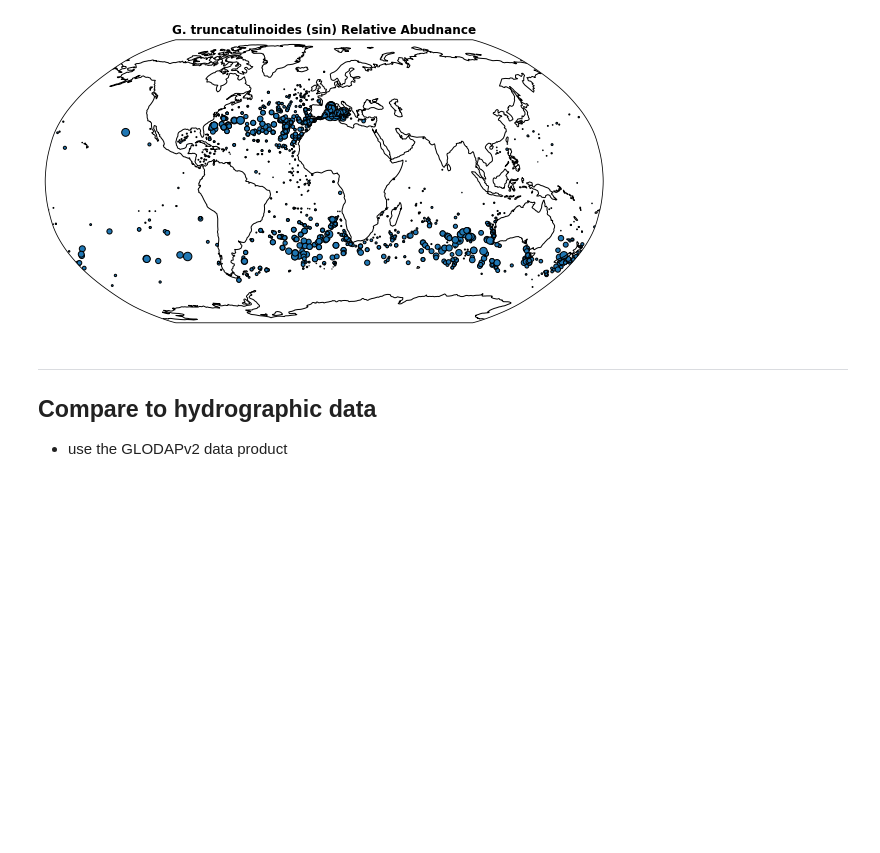
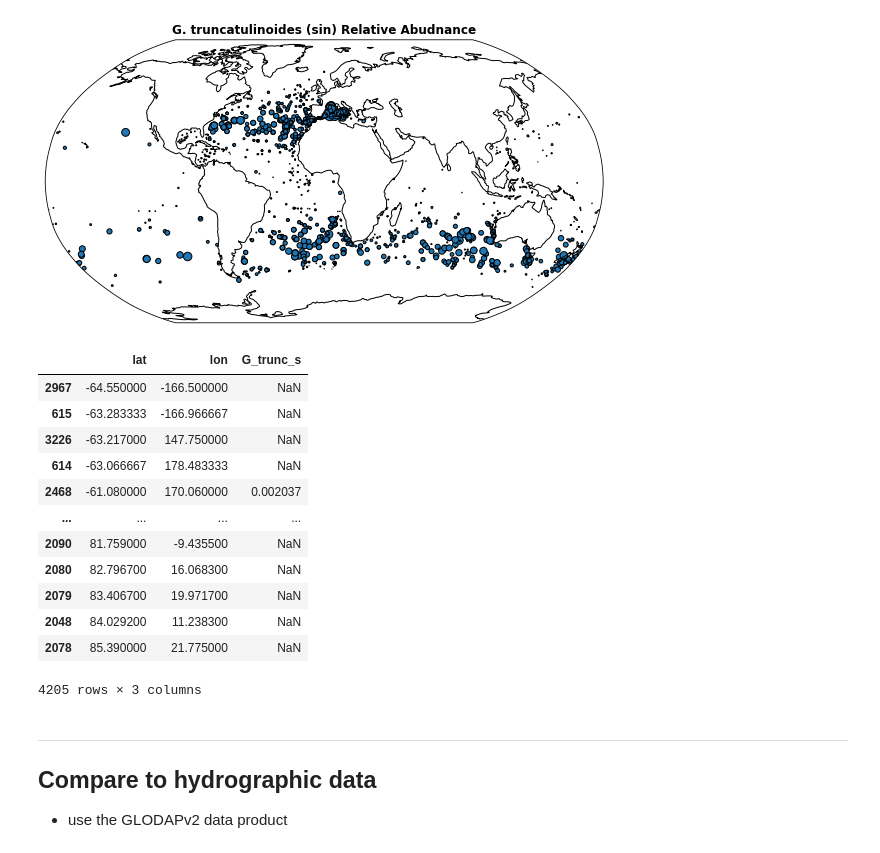
Before and after one commit to AidanStarr/ForamDistribution, a Jupyter notebook: Notebooks/01_get_and_plot.ipynb, the cells around one changed output. Cells and saved outputs as stored; diff of their text form; code cells hidden in the pictures; blank space fills up the shorter version.

```diff
--- a/Notebooks/01_get_and_plot.ipynb
+++ b/Notebooks/01_get_and_plot.ipynb
@@ -81,3 +78,30 @@ df.to_csv('../data/ForCenS_cleaned.csv',index=False)
+# %%
+# save dataframe for later use
+df.to_csv('../data/tables/ForCenS_cleaned.csv',index=False)
+
+# save G truncatulinoides for DIVA gridding
+df_sorted = df.sort_values('Latitude')
+df_diva = pd.DataFrame(columns=['lon','lat','G_trunc_s'])
+df_diva['lat'] = df_sorted['Latitude']
+df_diva['lon'] = df_sorted['Longitude']
+df_diva['G_trunc_s'] = df_sorted['Globorotalia_truncatulinoides_sinistral_coiling']
+df_diva.dropna().to_csv('../data/tables/Gtruncs_for_diva.txt',sep='\t',index=False,header=False)
+# %%
+df_diva
+# %% [output]
+|  | lat | lon | G_trunc_s |
+| 2967 | -64.550000 | -166.500000 | NaN |
+| 615 | -63.283333 | -166.966667 | NaN |
+| 3226 | -63.217000 | 147.750000 | NaN |
+| 614 | -63.066667 | 178.483333 | NaN |
+| 2468 | -61.080000 | 170.060000 | 0.002037 |
+| ... | ... | ... | ... |
+| 2090 | 81.759000 | -9.435500 | NaN |
+| 2080 | 82.796700 | 16.068300 | NaN |
+| 2079 | 83.406700 | 19.971700 | NaN |
+| 2048 | 84.029200 | 11.238300 | NaN |
+| 2078 | 85.390000 | 21.775000 | NaN |
+4205 rows × 3 columns
 # %% [markdown]
 ----
 ## Compare to hydrographic data
```
Also changed, not shown: parts of 1 cell of this notebook, 16 other files.
